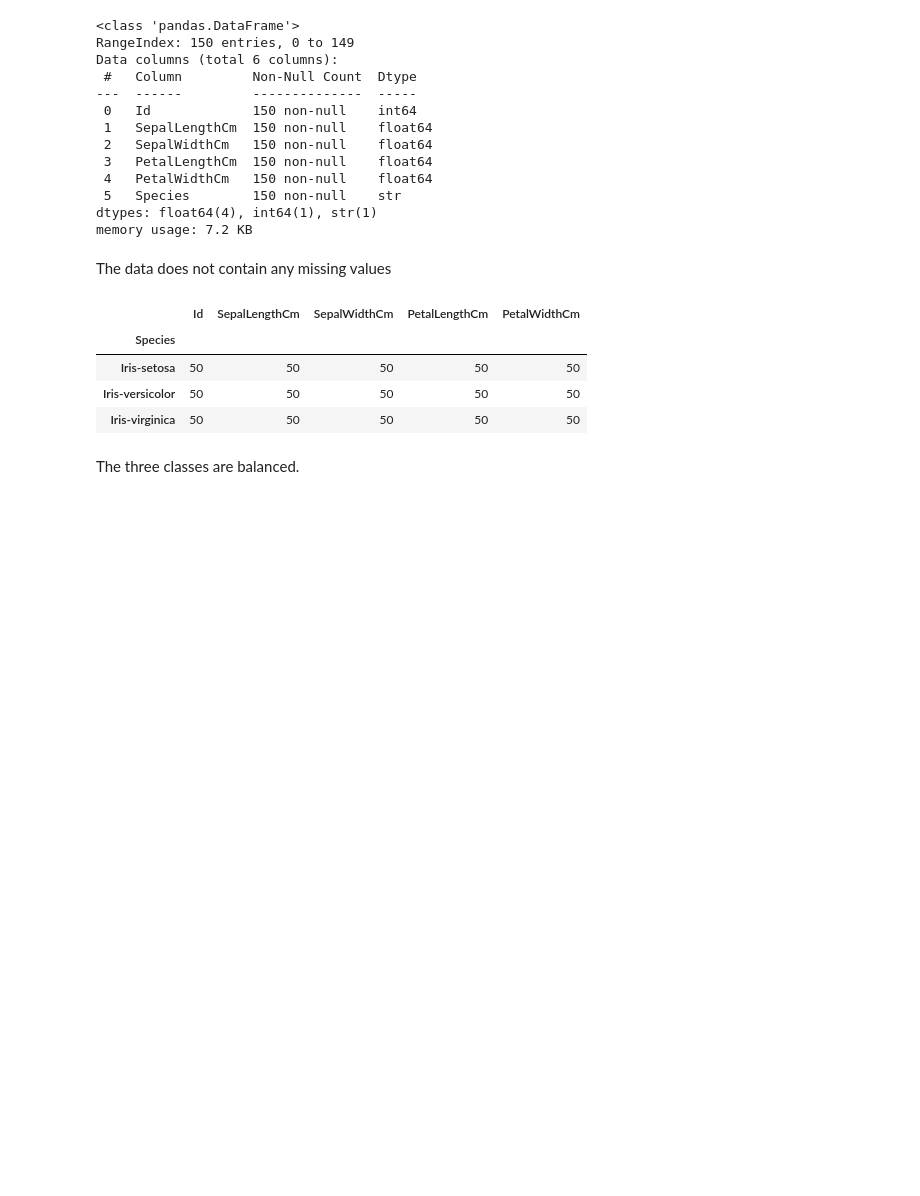
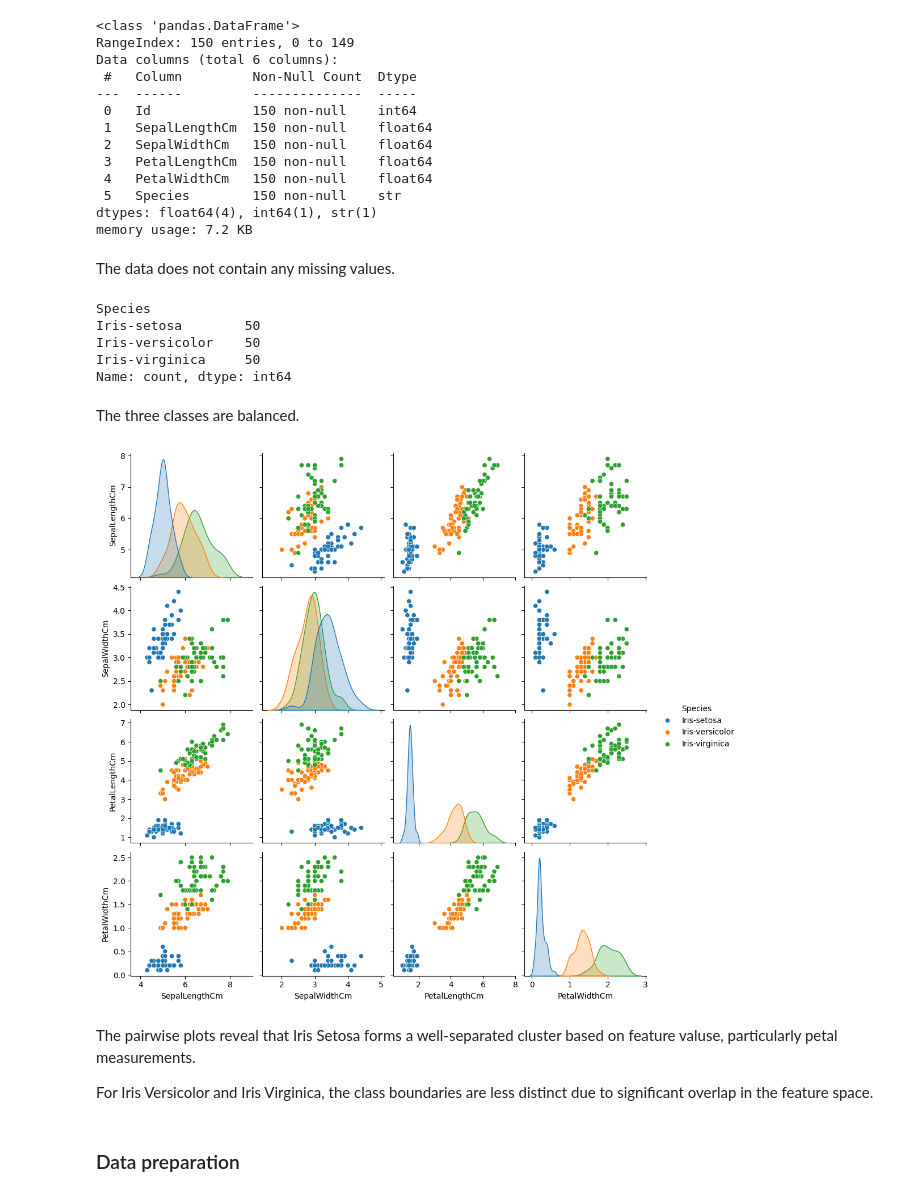
Before and after one commit to Pawel-Hendrzyk-Majewski/Iris-dataset, a Jupyter notebook: notebooks/Iris.ipynb, the cells around one changed output. Drawn from its saved outputs; the diff is of its cells as text; code cells hidden in the pictures; blank space fills up the shorter version.

Commit message:
Add pairplot and initial data preparation for ML

```diff
--- a/notebooks/Iris.ipynb
+++ b/notebooks/Iris.ipynb
@@ -69,14 +76,25 @@ Data columns (total 6 columns):
 dtypes: float64(4), int64(1), str(1)
 memory usage: 7.2 KB
 # %% [markdown]
-The data does not contain any missing values
+The data does not contain any missing values.
 # %%
-df.groupby('Species').count()
+df['Species'].value_counts()
 # %% [output]
-|  | Id | SepalLengthCm | SepalWidthCm | PetalLengthCm | PetalWidthCm |
-| Species |  |  |  |  |  |
-| Iris-setosa | 50 | 50 | 50 | 50 | 50 |
-| Iris-versicolor | 50 | 50 | 50 | 50 | 50 |
-| Iris-virginica | 50 | 50 | 50 | 50 | 50 |
+Species
+Iris-setosa        50
+Iris-versicolor    50
+Iris-virginica     50
+Name: count, dtype: int64
 # %% [markdown]
 The three classes are balanced.
+# %%
+sns.pairplot(df.iloc[:, 1:6], hue='Species')
+plt.show()
+# %% [output]
+[figure, added]
+# %% [markdown]
+The pairwise plots reveal that Iris Setosa forms a well-separated cluster based on feature valuse, particularly petal measurements.
+
+For Iris Versicolor and Iris Virginica, the class boundaries are less distinct due to significant overlap in the feature space.
+# %% [markdown]
+### Data preparation
```
Also changed, not shown: parts of 6 cells of this notebook.
